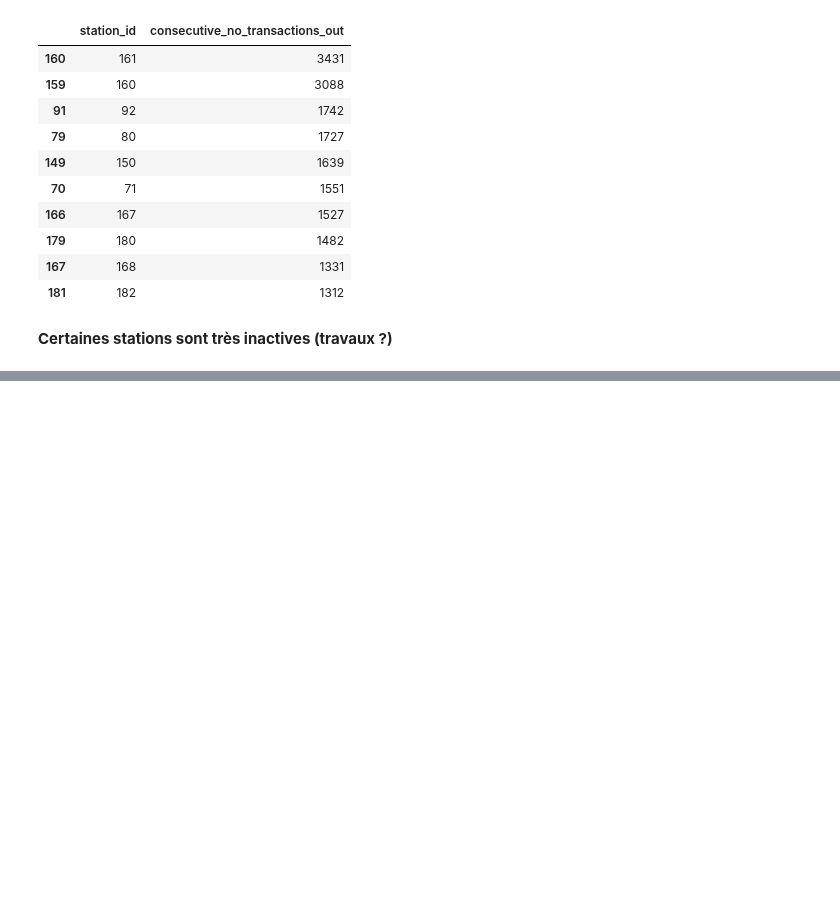
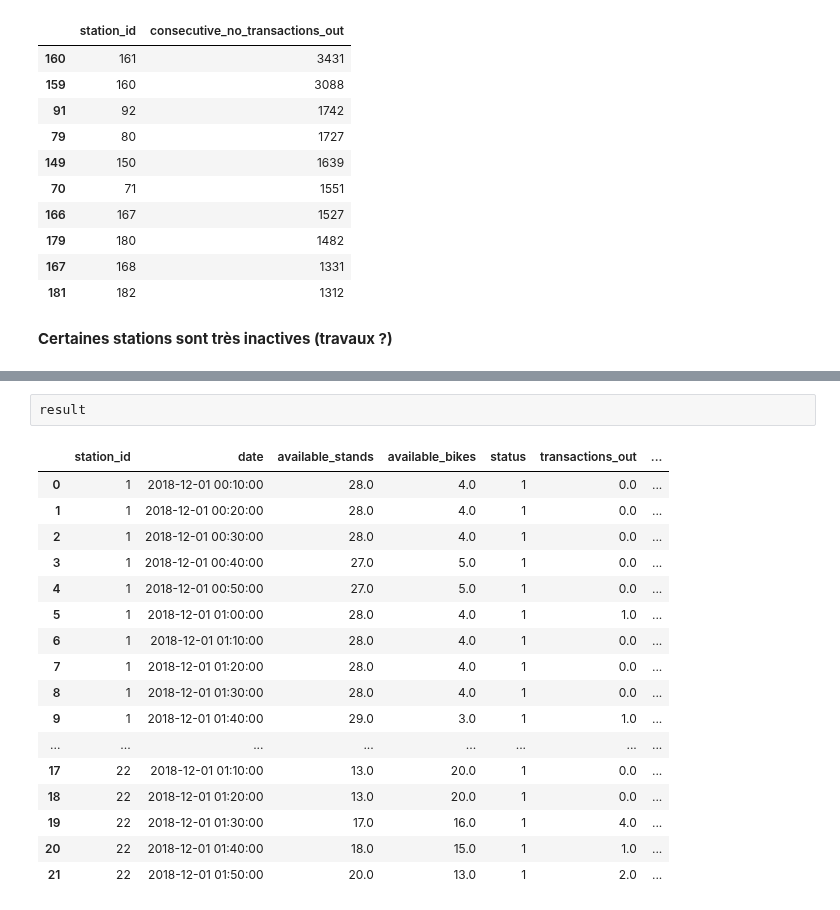
Before and after one commit to armgilles/vcub_keeper, a Jupyter notebook: notebooks/02_Features/04_consecutive_no_transactions_out #10.ipynb, the cells around one changed output, grey strips where cells are left out. Saved outputs shown, nothing was run; the diff lists cells and outputs as text; blank space fills up the shorter version.

Commit message:
Update notebook and unit test for get_consecutive_no_transactions_out #99
Signed-off-by: Armand <arm.gilles@gmail.com>

```diff
--- a/notebooks/02_Features/04_consecutive_no_transactions_out #10.ipynb
+++ b/notebooks/02_Features/04_consecutive_no_transactions_out #10.ipynb
@@ -316,0 +481,20 @@ tt = plot_station_activity(ts_activity, station_id=station_id,
+# %%
+result
+# %% [output]
+|  | station_id | date | available_stands | available_bikes | status | transactions_out | ... |
+| 0 | 1 | 2018-12-01 00:10:00 | 28.0 | 4.0 | 1 | 0.0 | ... |
+| 1 | 1 | 2018-12-01 00:20:00 | 28.0 | 4.0 | 1 | 0.0 | ... |
+| 2 | 1 | 2018-12-01 00:30:00 | 28.0 | 4.0 | 1 | 0.0 | ... |
+| 3 | 1 | 2018-12-01 00:40:00 | 27.0 | 5.0 | 1 | 0.0 | ... |
+| 4 | 1 | 2018-12-01 00:50:00 | 27.0 | 5.0 | 1 | 0.0 | ... |
+| 5 | 1 | 2018-12-01 01:00:00 | 28.0 | 4.0 | 1 | 1.0 | ... |
+| 6 | 1 | 2018-12-01 01:10:00 | 28.0 | 4.0 | 1 | 0.0 | ... |
+| 7 | 1 | 2018-12-01 01:20:00 | 28.0 | 4.0 | 1 | 0.0 | ... |
+| 8 | 1 | 2018-12-01 01:30:00 | 28.0 | 4.0 | 1 | 0.0 | ... |
+| 9 | 1 | 2018-12-01 01:40:00 | 29.0 | 3.0 | 1 | 1.0 | ... |
+| ... | ... | ... | ... | ... | ... | ... | ... |
+| 17 | 22 | 2018-12-01 01:10:00 | 13.0 | 20.0 | 1 | 0.0 | ... |
+| 18 | 22 | 2018-12-01 01:20:00 | 13.0 | 20.0 | 1 | 0.0 | ... |
+| 19 | 22 | 2018-12-01 01:30:00 | 17.0 | 16.0 | 1 | 4.0 | ... |
+| 20 | 22 | 2018-12-01 01:40:00 | 18.0 | 15.0 | 1 | 1.0 | ... |
+| 21 | 22 | 2018-12-01 01:50:00 | 20.0 | 13.0 | 1 | 2.0 | ... |
```
Also changed, not shown: parts of 13 cells of this notebook, 1 other file.
